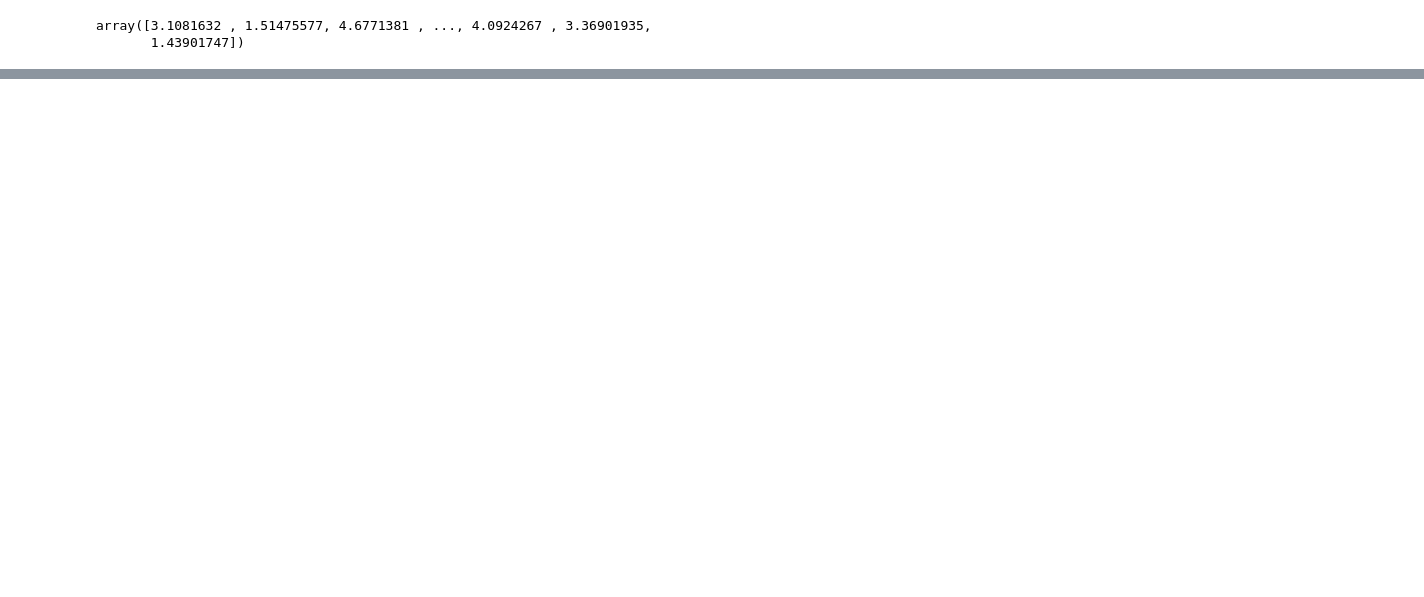
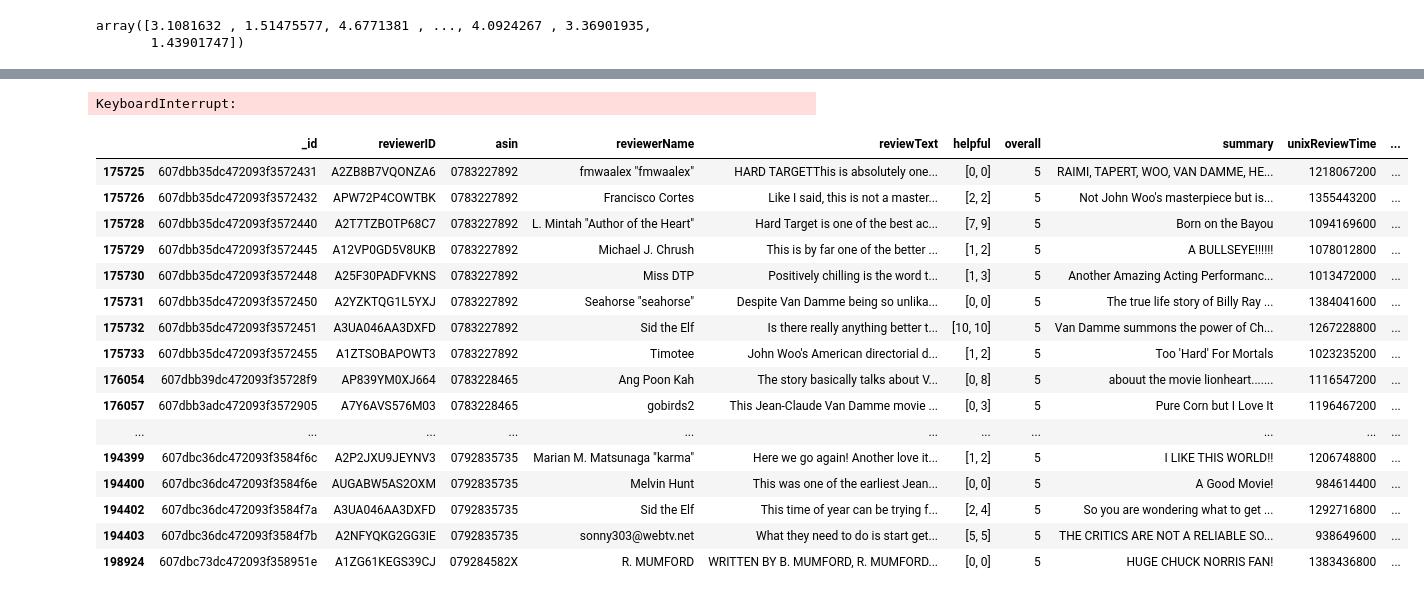
Before and after one commit to Second0395/Capstone_3, a Jupyter notebook: working.ipynb, the cells around one changed output, grey strips where cells are left out. Saved outputs shown, nothing was run; the diff lists cells and outputs as text; code cells hidden in the pictures; blank space fills up the shorter version.

```diff
--- a/working.ipynb
+++ b/working.ipynb
@@ -931,0 +1102,29 @@ array([3.1081632 , 1.51475577, 4.6771381 , ..., 4.0924267 , 3.36901935,
+# %%
+s = s.apply(pd.Series).stack().reset_index(drop = True)
+# %% [output]
+KeyboardInterrupt:
+# %%
+#EDA
+s = 'nightmare on'
+elm = balanced_40k_each[balanced_40k_each['reviewText'].apply(lambda x: True if 'van damme' in x.lower() else False)]
+# %%
+pd.set_option('display.max_colwidth', None)
+elm.tail(40)
+# %% [output]
+|  | _id | reviewerID | asin | reviewerName | reviewText | helpful | overall | summary | unixReviewTime | ... |
+| 175725 | 607dbb35dc472093f3572431 | A2ZB8B7VQONZA6 | 0783227892 | fmwaalex "fmwaalex" | HARD TARGETThis is absolutely one... | [0, 0] | 5 | RAIMI, TAPERT, WOO, VAN DAMME, HE... | 1218067200 | ... |
+| 175726 | 607dbb35dc472093f3572432 | APW72P4COWTBK | 0783227892 | Francisco Cortes | Like I said, this is not a master... | [2, 2] | 5 | Not John Woo's masterpiece but is... | 1355443200 | ... |
+| 175728 | 607dbb35dc472093f3572440 | A2T7TZBOTP68C7 | 0783227892 | L. Mintah "Author of the Heart" | Hard Target is one of the best ac... | [7, 9] | 5 | Born on the Bayou | 1094169600 | ... |
+| 175729 | 607dbb35dc472093f3572445 | A12VP0GD5V8UKB | 0783227892 | Michael J. Chrush | This is by far one of the better ... | [1, 2] | 5 | A BULLSEYE!!!!!! | 1078012800 | ... |
+| 175730 | 607dbb35dc472093f3572448 | A25F30PADFVKNS | 0783227892 | Miss DTP | Positively chilling is the word t... | [1, 3] | 5 | Another Amazing Acting Performanc... | 1013472000 | ... |
+| 175731 | 607dbb35dc472093f3572450 | A2YZKTQG1L5YXJ | 0783227892 | Seahorse "seahorse" | Despite Van Damme being so unlika... | [0, 0] | 5 | The true life story of Billy Ray ... | 1384041600 | ... |
+| 175732 | 607dbb35dc472093f3572451 | A3UA046AA3DXFD | 0783227892 | Sid the Elf | Is there really anything better t... | [10, 10] | 5 | Van Damme summons the power of Ch... | 1267228800 | ... |
+| 175733 | 607dbb35dc472093f3572455 | A1ZTSOBAPOWT3 | 0783227892 | Timotee | John Woo's American directorial d... | [1, 2] | 5 | Too 'Hard' For Mortals | 1023235200 | ... |
+| 176054 | 607dbb39dc472093f35728f9 | AP839YM0XJ664 | 0783228465 | Ang Poon Kah | The story basically talks about V... | [0, 8] | 5 | abouut the movie lionheart....... | 1116547200 | ... |
+| 176057 | 607dbb3adc472093f3572905 | A7Y6AVS576M03 | 0783228465 | gobirds2 | This Jean-Claude Van Damme movie ... | [0, 3] | 5 | Pure Corn but I Love It | 1196467200 | ... |
+| ... | ... | ... | ... | ... | ... | ... | ... | ... | ... | ... |
+| 194399 | 607dbc36dc472093f3584f6c | A2P2JXU9JEYNV3 | 0792835735 | Marian M. Matsunaga "karma" | Here we go again! Another love it... | [1, 2] | 5 | I LIKE THIS WORLD!! | 1206748800 | ... |
+| 194400 | 607dbc36dc472093f3584f6e | AUGABW5AS2OXM | 0792835735 | Melvin Hunt | This was one of the earliest Jean... | [0, 0] | 5 | A Good Movie! | 984614400 | ... |
+| 194402 | 607dbc36dc472093f3584f7a | A3UA046AA3DXFD | 0792835735 | Sid the Elf | This time of year can be trying f... | [2, 4] | 5 | So you are wondering what to get ... | 1292716800 | ... |
+| 194403 | 607dbc36dc472093f3584f7b | A2NFYQKG2GG3IE | 0792835735 | sonny303@webtv.net | What they need to do is start get... | [5, 5] | 5 | THE CRITICS ARE NOT A RELIABLE SO... | 938649600 | ... |
+| 198924 | 607dbc73dc472093f358951e | A1ZG61KEGS39CJ | 079284582X | R. MUMFORD | WRITTEN BY B. MUMFORD, R. MUMFORD... | [0, 0] | 5 | HUGE CHUCK NORRIS FAN! | 1383436800 | ... |
```
Also changed, not shown: parts of 23 cells of this notebook.
